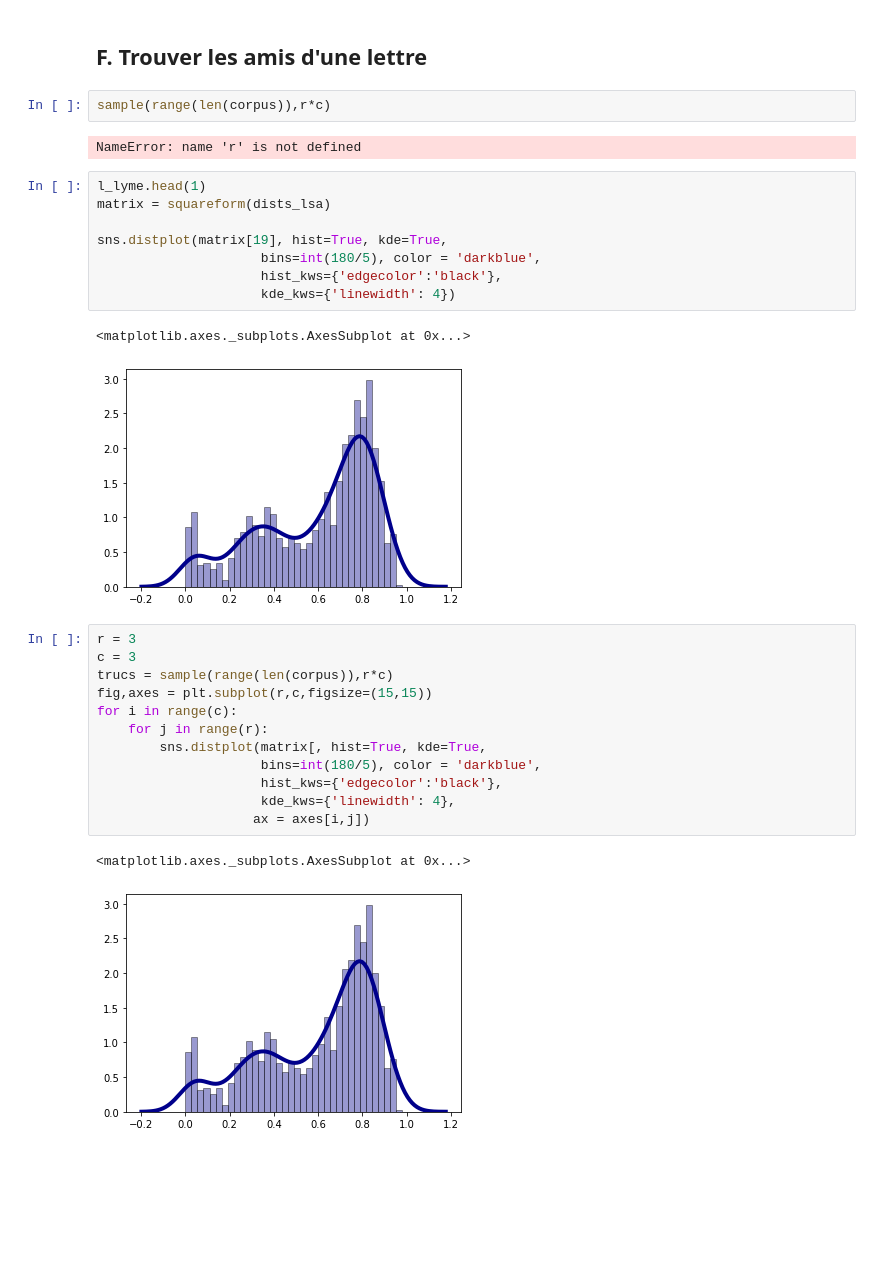
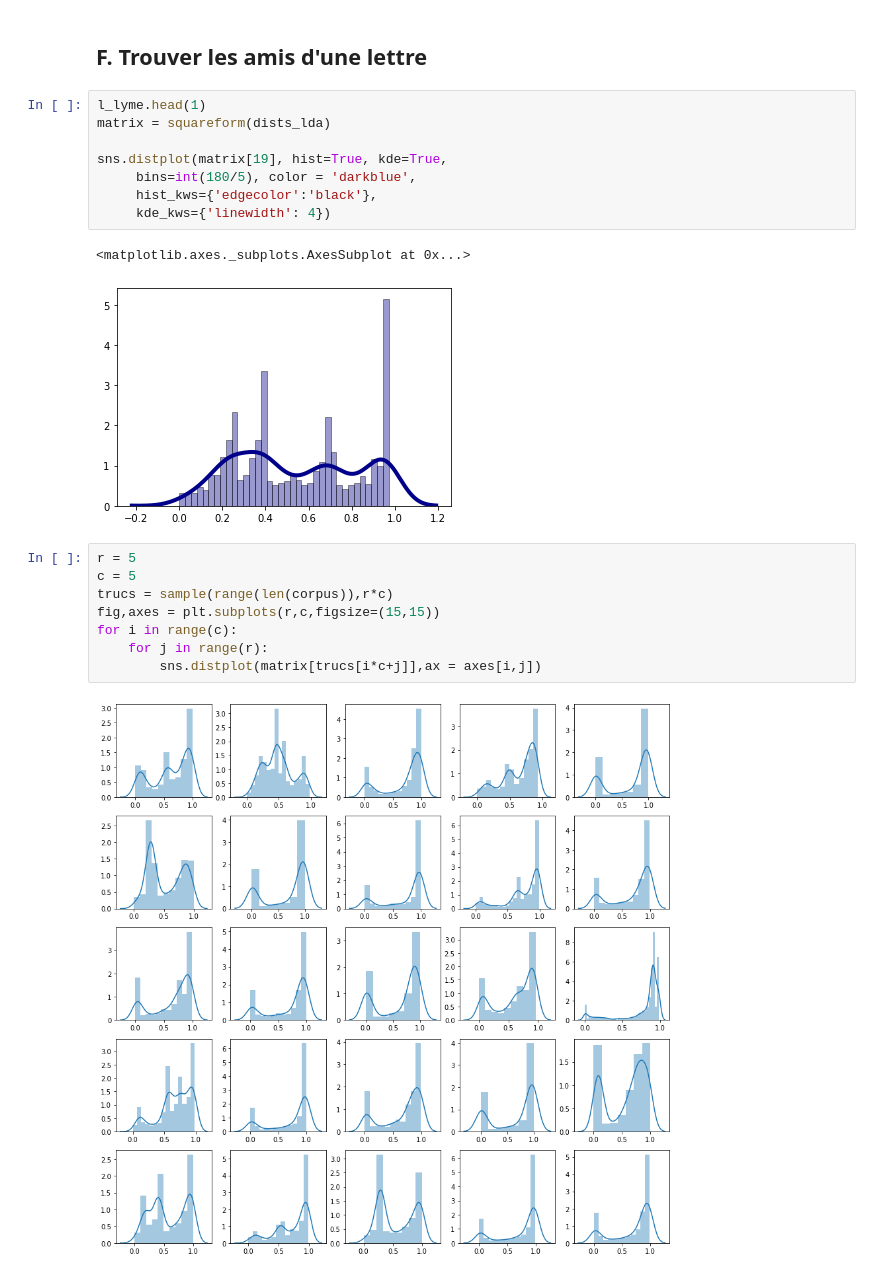
Before and after one commit to AchilleBaucher/confiance_diffusion, a Jupyter notebook: jupyter/clustering.ipynb, the cells around one changed output. Drawn from its saved outputs; the diff is of its cells as text; blank space fills up the shorter version.

```diff
--- a/jupyter/clustering.ipynb
+++ b/jupyter/clustering.ipynb
@@ -643,33 +643,24 @@ sns.heatmap(matrix_choisie_nmf,ax = ax, xticklabels=lettres_choisies.titre, ytic
 [figure]
 # %% [markdown]
 ## F. Trouver les amis d'une lettre
-# %%
-sample(range(len(corpus)),r*c)
-# %% [output]
-NameError: name 'r' is not defined
 # %%
 l_lyme.head(1)
-matrix = squareform(dists_lsa)
+matrix = squareform(dists_lda)
 
 sns.distplot(matrix[19], hist=True, kde=True,
-                     bins=int(180/5), color = 'darkblue',
-                     hist_kws={'edgecolor':'black'},
-                     kde_kws={'linewidth': 4})
+     bins=int(180/5), color = 'darkblue',
+     hist_kws={'edgecolor':'black'},
+     kde_kws={'linewidth': 4})
 # %% [output]
 <matplotlib.axes._subplots.AxesSubplot at 0x...>
-[figure, old version]
+[figure, new version]
 # %%
-r = 3
-c = 3
+r = 5
+c = 5
 trucs = sample(range(len(corpus)),r*c)
-fig,axes = plt.subplot(r,c,figsize=(15,15))
+fig,axes = plt.subplots(r,c,figsize=(15,15))
 for i in range(c):
     for j in range(r):
-        sns.distplot(matrix[, hist=True, kde=True,
-                     bins=int(180/5), color = 'darkblue',
-                     hist_kws={'edgecolor':'black'},
-                     kde_kws={'linewidth': 4},
-                    ax = axes[i,j])
+        sns.distplot(matrix[trucs[i*c+j]],ax = axes[i,j])
 # %% [output]
-<matplotlib.axes._subplots.AxesSubplot at 0x...>
-[figure, old version]
+[figure, new version]
```
Also changed, not shown: parts of 10 cells of this notebook, 1 other file.
